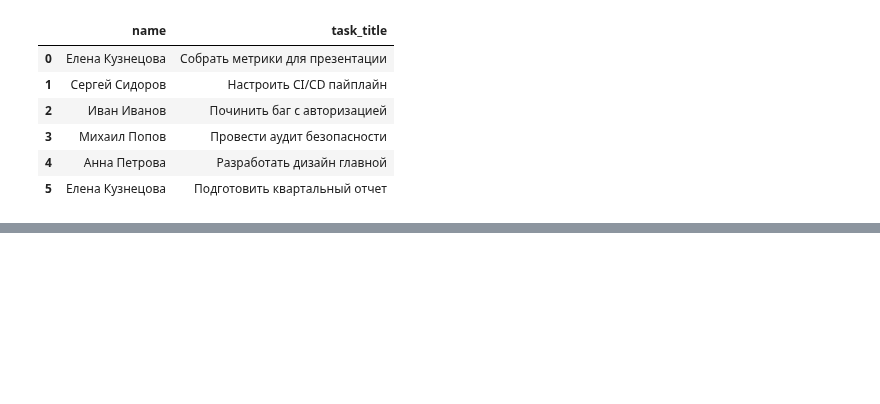
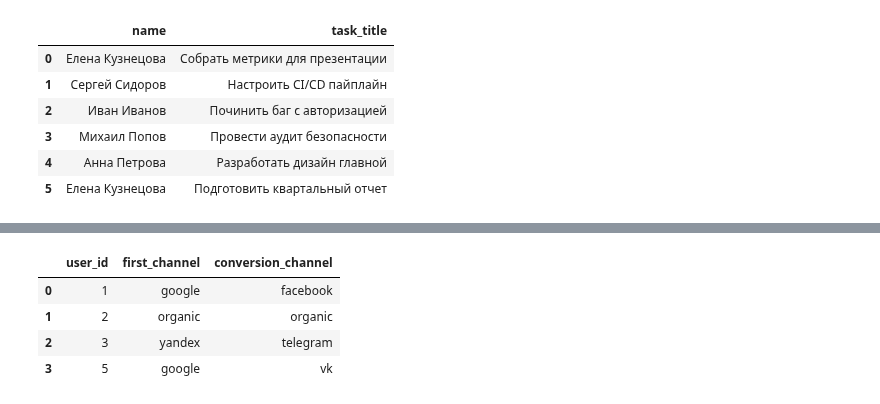
Before and after one commit to Praldmur/Tasks, a Jupyter notebook: simulator_sql.ipynb, the cells around one changed output, grey strips where cells are left out. Drawn from its saved outputs; the diff is of its cells as text; code cells hidden in the pictures; blank space fills up the shorter version.

```diff
--- a/simulator_sql.ipynb
+++ b/simulator_sql.ipynb
@@ -1390,0 +1542,62 @@ df[['emp_id', 'task_title']].merge(employees)[['name', 'task_title']]
+# %%
+query = """
+with t as(
+    select
+        u.user_id,
+        z.order_id as first_order_id,
+        z.created_at as created_first_order
+    from users u
+    cross join lateral(
+        select
+            order_id,
+            created_at
+        from orders o
+        where u.user_id = o.user_id
+        order by created_at
+        limit 1) z
+),
+j as(
+    select
+        t.user_id,
+        t.first_order_id,
+        t.created_first_order,
+        s.source,
+        s.created_at as created_session,
+        row_number() over(partition by t.user_id order by s.created_at desc) as row_session
+    from t join sessions s
+        on t.user_id = s.user_id
+        and t.created_first_order >= s.created_at
+    order by t.user_id, first_order_id
+),
+o as(
+    select
+        u.user_id,
+        y.source as first_channel
+    from users u
+    cross join lateral(
+        select source
+        from sessions s
+        where u.user_id = s.user_id
+        order by created_at
+        limit 1) y
+    where exists(
+        select 1
+        from orders o
+        where u.user_id = o.user_id)
+)
+select
+    o.user_id,
+    o.first_channel,
+    j.source as conversion_channel
+from o join j
+    on o.user_id = j.user_id
+    and j.row_session = 1
+"""
+result = duckdb.query(query).to_df()
+result
+# %% [output]
+|  | user_id | first_channel | conversion_channel |
+| 0 | 1 | google | facebook |
+| 1 | 2 | organic | organic |
+| 2 | 3 | yandex | telegram |
+| 3 | 5 | google | vk |
```
Also changed, not shown: parts of 4 cells of this notebook.
